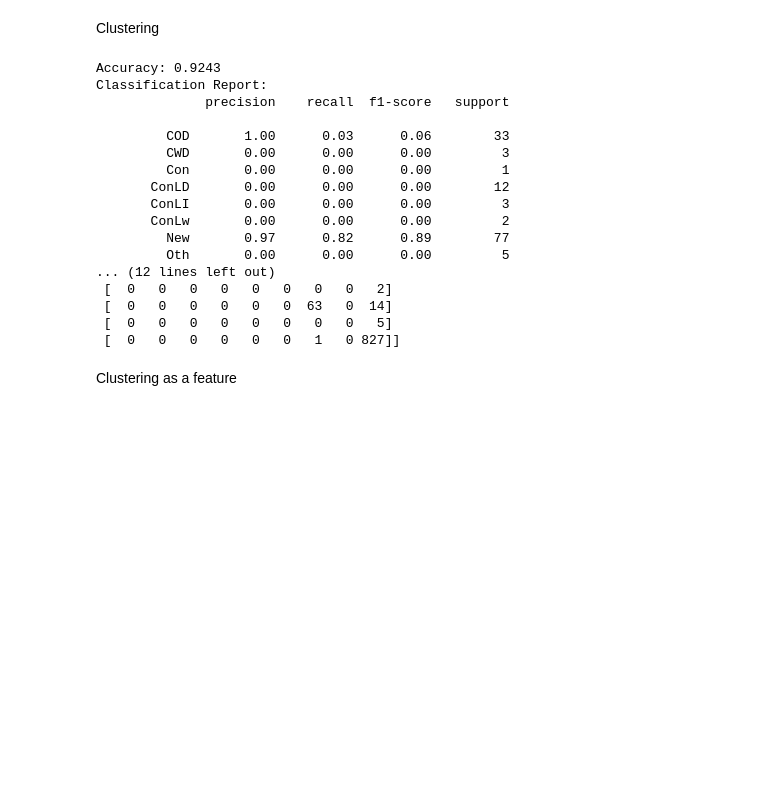
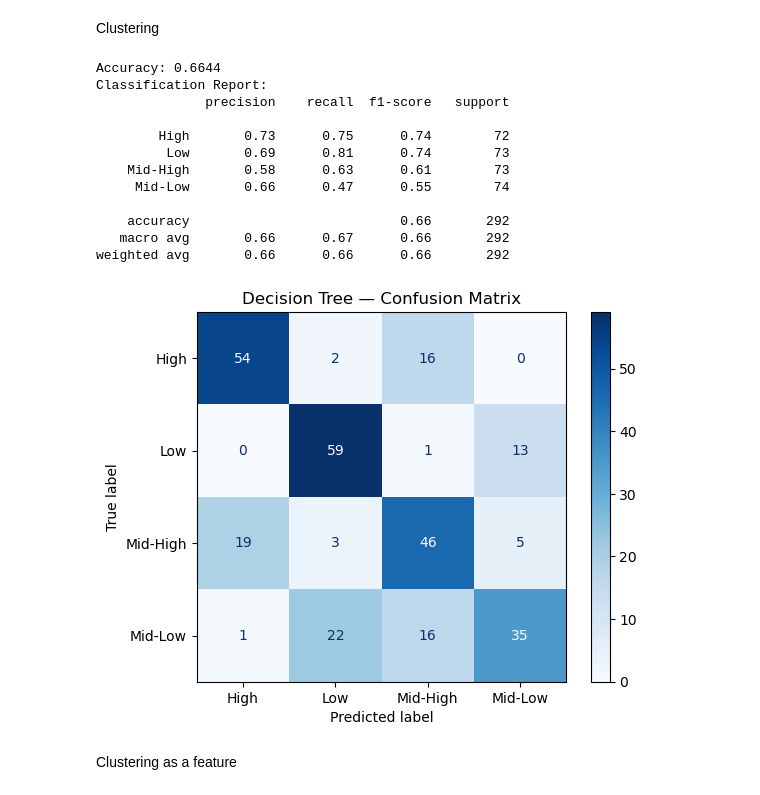
Before and after one commit to YuxinDong1010/DMT-Assignment1, a Jupyter notebook: code1.ipynb, the cells around one changed output. Drawn from its saved outputs; the diff is of its cells as text; code cells hidden in the pictures; blank space fills up the shorter version.

```diff
--- a/code1.ipynb
+++ b/code1.ipynb
@@ -1153,53 +1138,54 @@ Clustering
 # %%
 from sklearn.preprocessing import StandardScaler
 from sklearn.neighbors import KNeighborsClassifier
 from sklearn.metrics import accuracy_score, classification_report, confusion_matrix
 from sklearn.pipeline import Pipeline
 from sklearn.impute import SimpleImputer
 
 '''
 # 1. Scale the features (important for KNN)
 scaler = StandardScaler()
 X_train_scaled = scaler.fit_transform(X_train)
 X_test_scaled  = scaler.transform(X_test)
 '''
 pipeline = Pipeline([
     ('imputer', SimpleImputer(strategy='median')),
     ('scaler', StandardScaler()),
-    ('knn', KNeighborsClassifier(n_neighbors=9))
+    ('knn', KNeighborsClassifier(n_neighbors=5))
 ])
 
 # 2. Initialize and train the KNN classifier
 #knn = KNeighborsClassifier(n_neighbors=5)  # you can tune n_neighbors
 pipeline.fit(X_train, y_train)
 
 # 3. Make predictions
-y_pred = pipeline.predict(X_test)
+y_pred = pipeline.predict(X_val)
 
 # 4. Evaluate the model
-print(f"Accuracy: {accuracy_score(y_test, y_pred):.4f}")
+print(f"Accuracy: {accuracy_score(y_val, y_pred):.4f}")
 print("Classification Report:")
-print(classification_report(y_test, y_pred))
-print("Confusion Matrix:")
-print(confusion_matrix(y_test, y_pred))
+print(classification_report(y_val, y_pred))
+cm = confusion_matrix(y_val, y_pred)
+# 5) (Optional) Display with class labels
+disp = ConfusionMatrixDisplay(confusion_matrix=cm,
+                              display_labels=clf.classes_)
+disp.plot(cmap=plt.cm.Blues)
+plt.title("Decision Tree — Confusion Matrix")
+plt.show()
 # %% [output]
-Accuracy: 0.9243
+Accuracy: 0.6644
 Classification Report:
               precision    recall  f1-score   support
 
-         COD       1.00      0.03      0.06        33
-         CWD       0.00      0.00      0.00         3
-         Con       0.00      0.00      0.00         1
-       ConLD       0.00      0.00      0.00        12
-       ConLI       0.00      0.00      0.00         3
-       ConLw       0.00      0.00      0.00         2
-         New       0.97      0.82      0.89        77
-         Oth       0.00      0.00      0.00         5
-... (12 lines left out)
- [  0   0   0   0   0   0   0   0   2]
- [  0   0   0   0   0   0  63   0  14]
- [  0   0   0   0   0   0   0   0   5]
- [  0   0   0   0   0   0   1   0 827]]
+        High       0.73      0.75      0.74        72
+         Low       0.69      0.81      0.74        73
+    Mid‑High       0.58      0.63      0.61        73
+     Mid‑Low       0.66      0.47      0.55        74
+
+    accuracy                           0.66       292
+   macro avg       0.66      0.67      0.66       292
+weighted avg       0.66      0.66      0.66       292
+[figure, added]
 # %% [markdown]
 Clustering as a feature
 # %%
```
Also changed, not shown: parts of 21 cells of this notebook.
